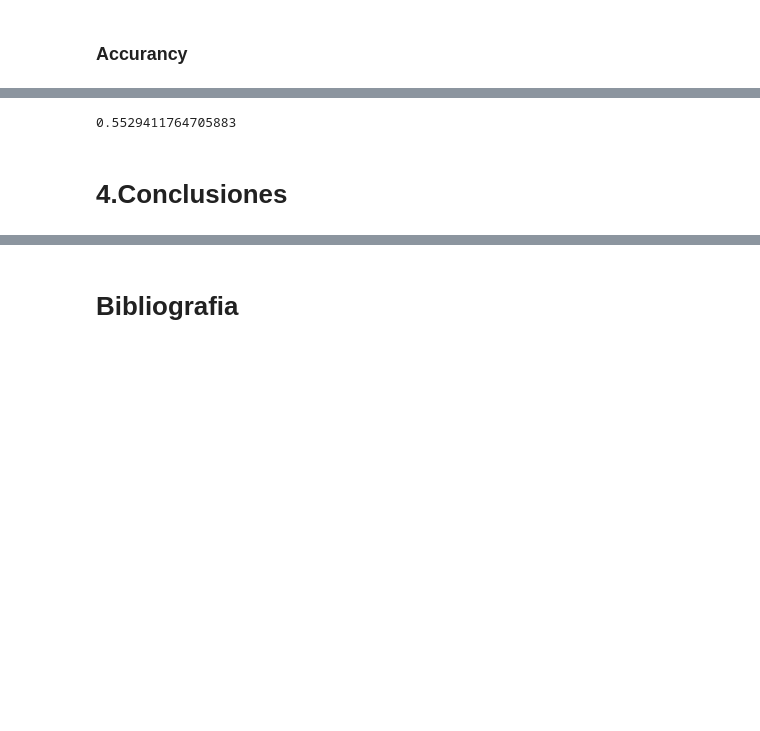
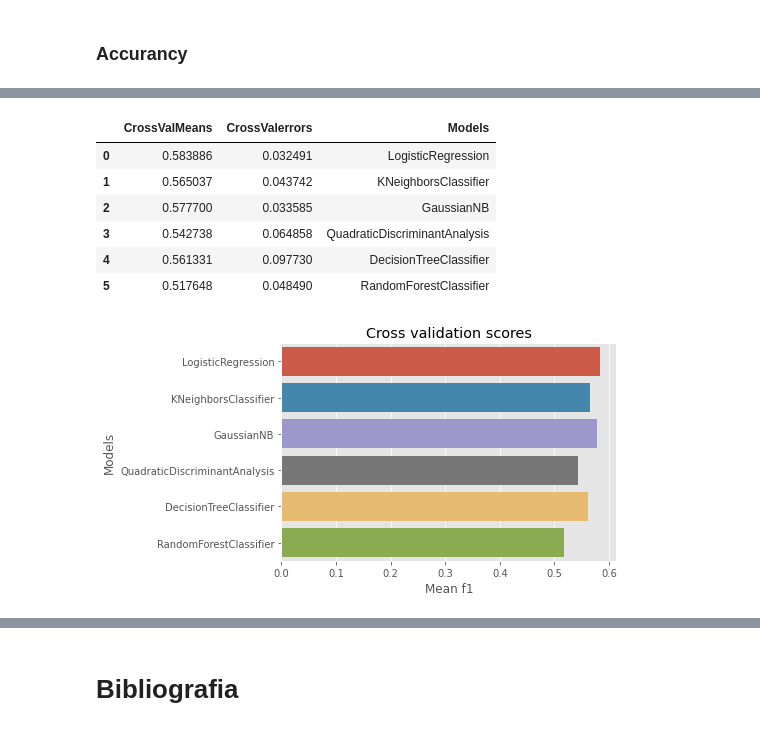
Before and after one commit to sergiomath/dataScience, a Jupyter notebook: ProyectoMin.ipynb, the cells around one changed output, grey strips where cells are left out. Saved outputs shown, nothing was run; the diff lists cells and outputs as text; code cells hidden in the pictures; blank space fills up the shorter version.

```diff
--- a/ProyectoMin.ipynb
+++ b/ProyectoMin.ipynb
@@ -664,5 +804,9 @@ modeloqda = qda.fit(Entrena, Entrena_clase)
 # %% [markdown]
 ## 3.6 Arboles de descisión
 # %%
-arbol=DecisionTreeClassifier(criterion='entropy',random_state=99,min_samples_leaf=6,max_depth=6)
+arbol=DecisionTreeClassifier(criterion='entropy',random_state=4,min_samples_leaf=6,max_depth=6)
 arbol.fit(Entrena,Entrena_clase)
+colnames=df.columns.values.tolist()
+colnames
+predictores=colnames[:8]
+objetivo=colnames[8]
@@ -678,0 +847,4 @@ text
+# %%
+cv=KFold(n_splits=6,random_state=30,shuffle=True)
+score=np.mean(cross_val_score(arbolCross,X,Y,scoring='accuracy',cv=cv,n_jobs=1))
+score
@@ -678,0 +853,9 @@ text
+# %%
+print(predictores)
+for i in range(1,11):
+  arbolCross=DecisionTreeClassifier(criterion='entropy',random_state=30,min_samples_leaf=6,max_depth=i)
+  arbolCross.fit(X,Y)
+  cv=KFold(n_splits=10,random_state=1,shuffle=True)
+  score=np.mean(cross_val_score(arbolCross,X,Y,scoring='accuracy',cv=cv,n_jobs=1))
+  print('Score para i =',i,' es de ', score)
+  print('   ',arbolCross.feature_importances_)
@@ -820,8 +1056,47 @@ recall
-# %%
-#recall o sensibilidad
-recall_Reg = recall_score(prueba_clase,predicciones_reg)
-recall_Reg
-# %% [output]
-0.5529411764705883
-# %% [markdown]
-# 4.Conclusiones
+# %%
+def evaluate_model2(models):
+    """
+    Takes a list of models and returns chart of cross validation scores using mean score f1
+    """
+
+    # Cross validate model with Kfold stratified cross val
+    kfold = StratifiedKFold(n_splits = 7)
+
+    result = []
+    for model in models :
+        result.append(cross_val_score(estimator = model, X = Entrena, y = Entrena_clase, scoring = "f1", cv = kfold, n_jobs=4))
+
+    cv_means = []
+    cv_std = []
+    for cv_result in result:
+        cv_means.append(cv_result.mean())
+        cv_std.append(cv_result.std())
+
+    result_df = pd.DataFrame({
+        "CrossValMeans":cv_means,
+        "CrossValerrors": cv_std,
+        "Models":[
+            "LogisticRegression",
+            "KNeighborsClassifier",
+            "GaussianNB",
+            "QuadraticDiscriminantAnalysis",
+            "DecisionTreeClassifier",
+            "RandomForestClassifier"
+        ]
+    })
+
+    # Generate chart
+    bar = sns.barplot(x = "CrossValMeans", y = "Models", data = result_df, orient = "h")
+    bar.set_xlabel("Mean f1")
+    bar.set_title("Cross validation scores")
+    return result_df
+evaluate_model2(models)
+# %% [output]
+|  | CrossValMeans | CrossValerrors | Models |
+| 0 | 0.583886 | 0.032491 | LogisticRegression |
+| 1 | 0.565037 | 0.043742 | KNeighborsClassifier |
+| 2 | 0.577700 | 0.033585 | GaussianNB |
+| 3 | 0.542738 | 0.064858 | QuadraticDiscriminantAnalysis |
+| 4 | 0.561331 | 0.097730 | DecisionTreeClassifier |
+| 5 | 0.517648 | 0.048490 | RandomForestClassifier |
+[figure, added]
```
Also changed, not shown: parts of 74 cells of this notebook.
